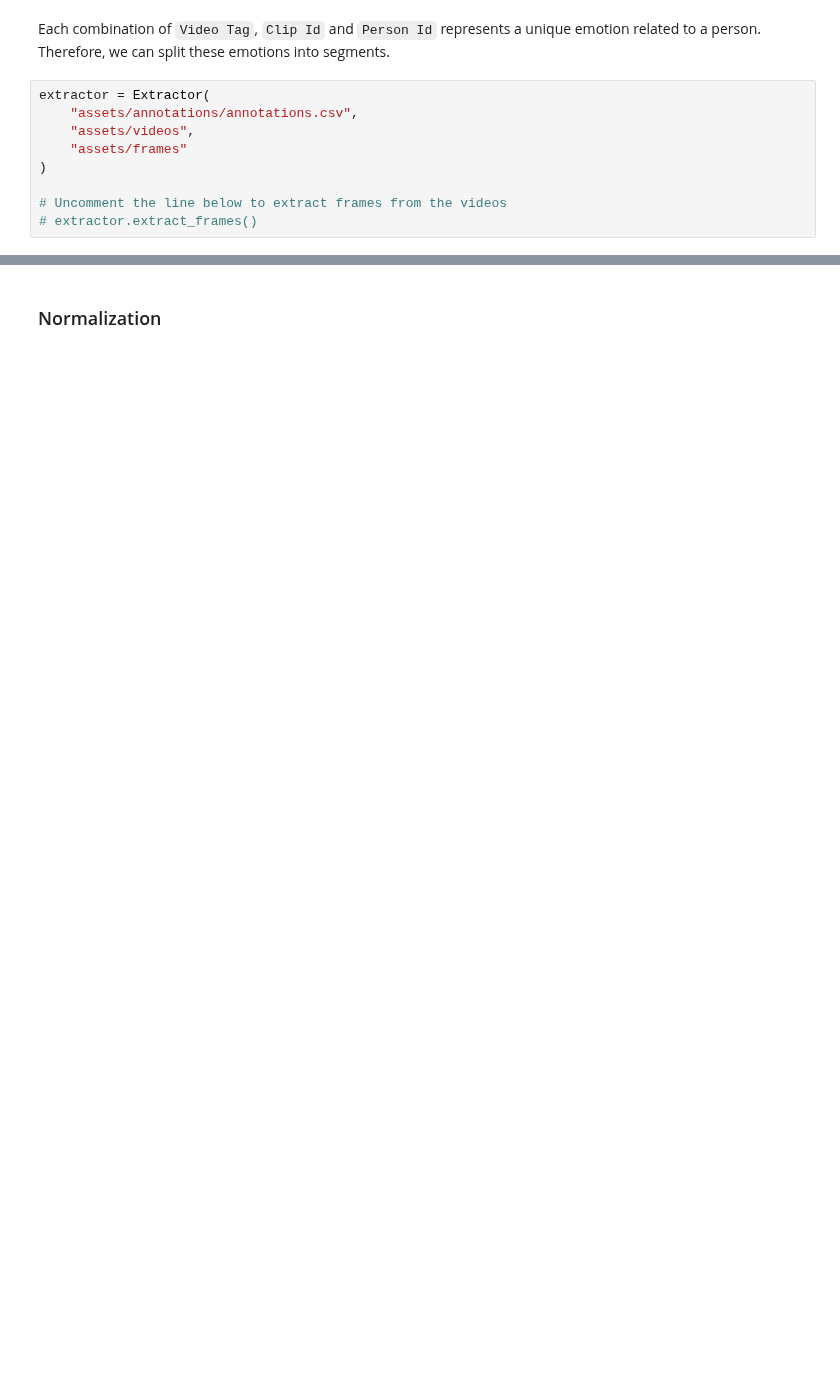
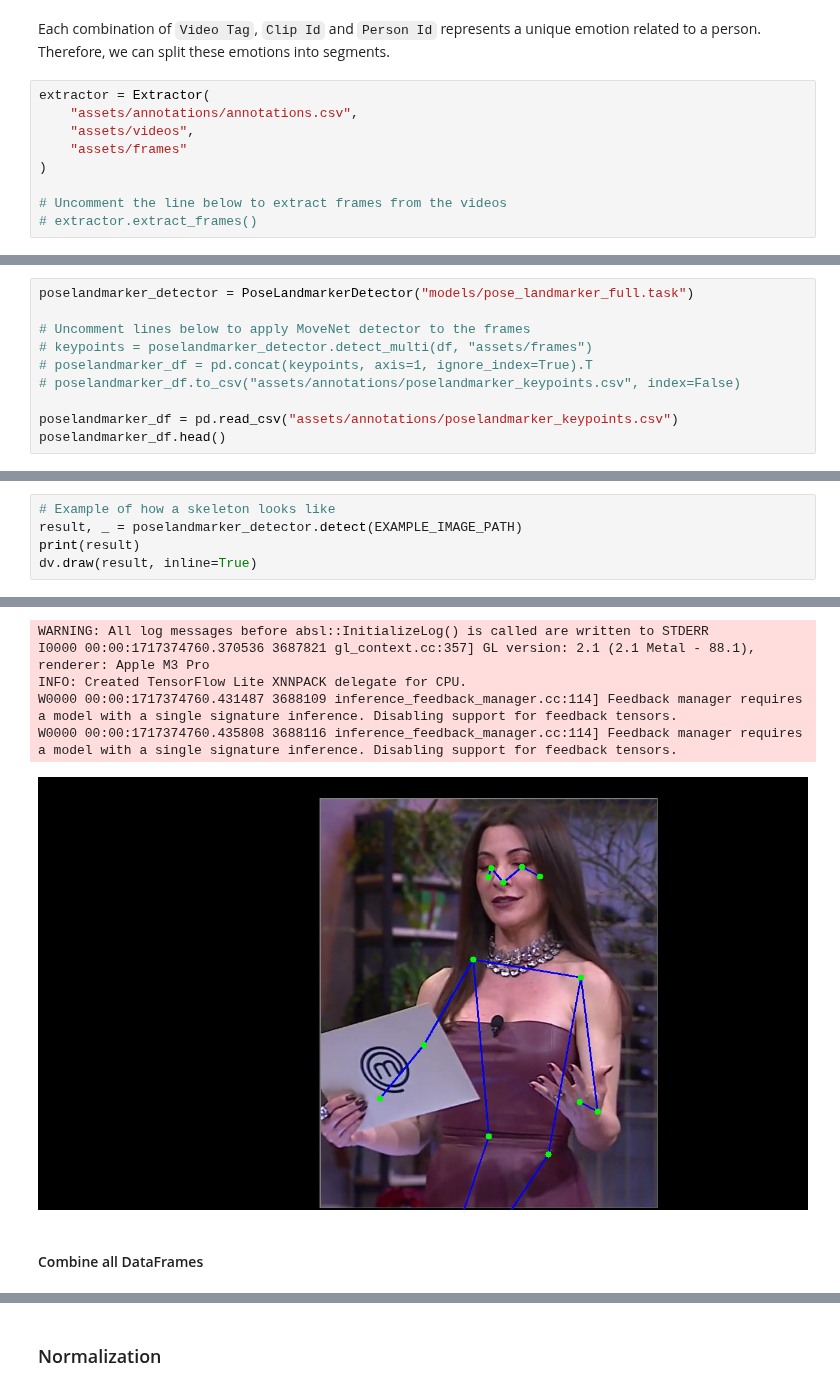
Before and after one commit to denskrlv/PosEmotion, a Jupyter notebook: posemotion.ipynb, the cells around one changed output, grey strips where cells are left out. Cells and saved outputs as stored; diff of their text form; blank space fills up the shorter version.

```diff
--- a/posemotion.ipynb
+++ b/posemotion.ipynb
@@ -159,0 +156,10 @@ It can happen that there is not enough data to have accurate clustering results.
+# %%
+poselandmarker_detector = PoseLandmarkerDetector("models/pose_landmarker_full.task")
+
+# Uncomment lines below to apply MoveNet detector to the frames
+# keypoints = poselandmarker_detector.detect_multi(df, "assets/frames")
+# poselandmarker_df = pd.concat(keypoints, axis=1, ignore_index=True).T
+# poselandmarker_df.to_csv("assets/annotations/poselandmarker_keypoints.csv", index=False)
+
+poselandmarker_df = pd.read_csv("assets/annotations/poselandmarker_keypoints.csv")
+poselandmarker_df.head()
@@ -159,0 +174,6 @@ It can happen that there is not enough data to have accurate clustering results.
+# %%
+# Example of how a skeleton looks like
+result, _ = poselandmarker_detector.detect(EXAMPLE_IMAGE_PATH)
+print(result)
+dv.draw(result, inline=True)
+# %% [output]
@@ -159,0 +199,8 @@ It can happen that there is not enough data to have accurate clustering results.
+WARNING: All log messages before absl::InitializeLog() is called are written to STDERR
+I0000 00:00:1717374760.370536 3687821 gl_context.cc:357] GL version: 2.1 (2.1 Metal - 88.1), renderer: Apple M3 Pro
+INFO: Created TensorFlow Lite XNNPACK delegate for CPU.
+W0000 00:00:1717374760.431487 3688109 inference_feedback_manager.cc:114] Feedback manager requires a model with a single signature inference. Disabling support for feedback tensors.
+W0000 00:00:1717374760.435808 3688116 inference_feedback_manager.cc:114] Feedback manager requires a model with a single signature inference. Disabling support for feedback tensors.
+[figure, added]
+# %% [markdown]
+#### Combine all DataFrames
```
Also changed, not shown: parts of 52 cells of this notebook, 5 other files.
